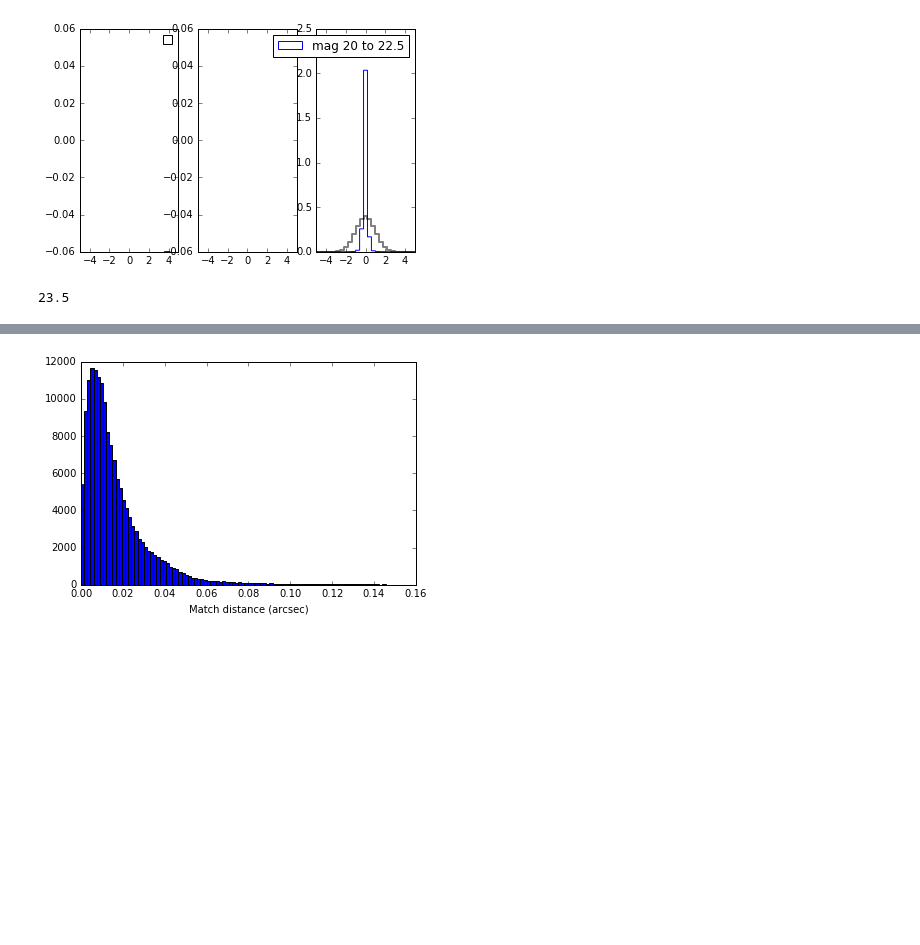
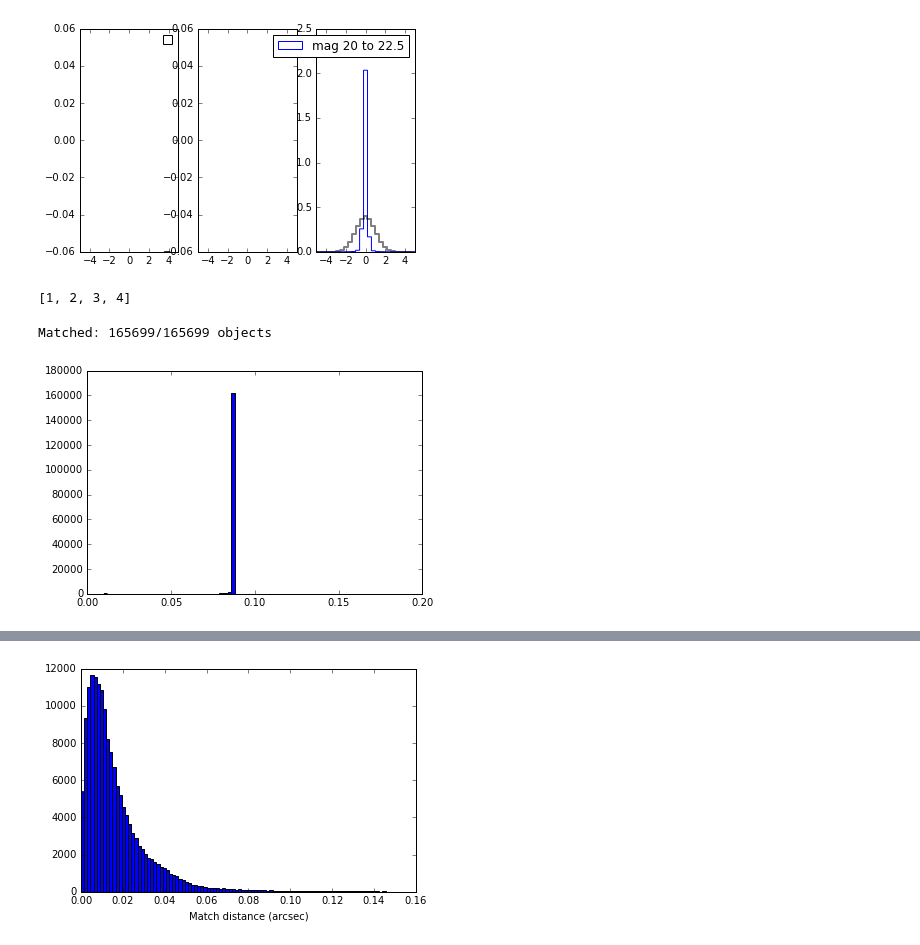
Before and after one commit to gaztanaga/legacypipe, a Jupyter notebook: py/legacyanalysis/validation/compare_two_cats.ipynb, the cells around one changed output, grey strips where cells are left out. Cells and saved outputs as stored; diff of their text form; code cells hidden in the pictures; blank space fills up the shorter version.

```diff
--- a/py/legacyanalysis/validation/compare_two_cats.ipynb
+++ b/py/legacyanalysis/validation/compare_two_cats.ipynb
@@ -108,11 +108,27 @@ AttributeError: 'Dustins' object has no attribute 'curvehist'
 # %%
 import plots
 d=plots.Dustins(v2,v3,imatch,d2d,plot_all=False)
-# %%
-a=23.5
-print('%.1f' % a)
-# %% [output]
-23.5
+# %%
+
+mat.match_within(self,ref,obs,dist=1./3600)
+# %% [output]
+[1, 2, 3, 4]
+# %%
+# Take v2 and shift everything by 1/3 pix in dec
+fits_funcs= cat.CatalogueFuncs()
+v4=fits_funcs.stack('v2_cats.txt')
+# %%
+third_pix= (1./3)*0.262/3600
+v4.set('dec',v4.get('dec')+third_pix)
+fits_funcs.set_extra_data(v4)
+mat=cat.Matcher()
+imatch,imiss,d2d= mat.match_within(v2,v4) #,dist=1./3600)
+# %% [output]
+Matched: 165699/165699 objects
+# %%
+a=plt.hist(d2d * 3600., 100,range=(0.01,0.2))
+# %% [output]
+[figure, added]
 # %%
 import plots
 k=plots.Kaylans(v2,v3,imatch,plot_all=False)
```
Also changed, not shown: parts of 6 cells of this notebook, 1 other file.
